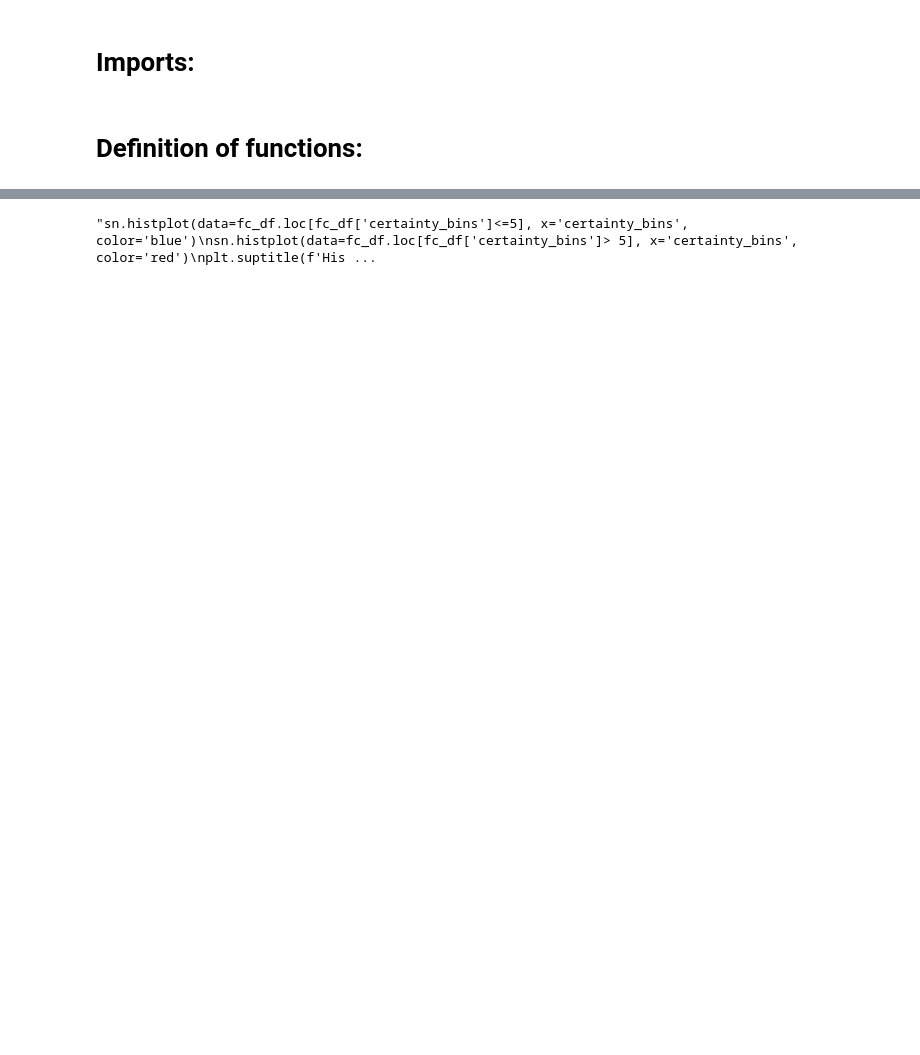
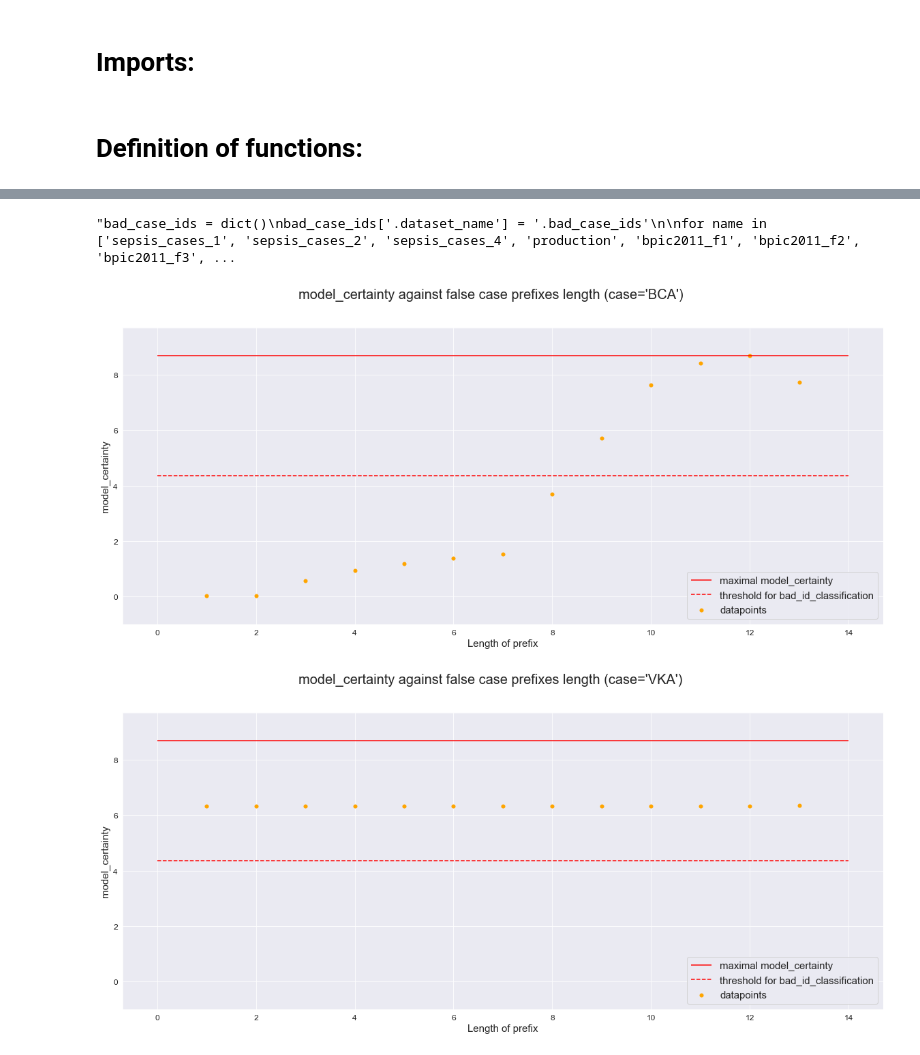
Before and after one commit to lucky-luke-98/PPM_Seminar, a Jupyter notebook: further_analysis.ipynb, the cells around one changed output, grey strips where cells are left out. Saved outputs shown, nothing was run; the diff lists cells and outputs as text; code cells hidden in the pictures; blank space fills up the shorter version.

Commit message:
finished the analysis in python.. I changed the get_bad_ids function and created another function that visualizes the certainty of the complete caseid in dependence of the prefix length

```diff
--- a/further_analysis.ipynb
+++ b/further_analysis.ipynb
@@ -92,10 +92,13 @@ def binning_of_ids(df_targets, bins_numb=10):
     false_class_df = false_class_df.assign(certainty_bins = pd.cut(false_class_df['model_certainty'], bins, labels=range(1,bins_numb+1)))
     return false_class_df, max
 # %%
-# from the previous binning we can check which cases were bad (certainty_bins > 5). Let's check them...
-def get_bad_case_ids(df_targets, dataset_name):
+# from the previous binning we can check which cases were bad (certainty_bins > level). Let's check the case_ids (from event log) and the dataset_ids (in csv-file) and create a dict for them
+def get_bad_ids(false_class_df, dataset_name, badness_level=5):
 
     len_df = pd.read_csv(f'dataset/{dataset_name}/len_test{dataset_name}.csv')
-    indices =  df_targets.loc[df_targets['certainty_bins']>5].index.tolist()
-    case_ids = list(set(len_df.loc[indices, 'CaseID'].unique().astype(str)))
-    return case_ids
+    bad_dataset_indices =  false_class_df.loc[false_class_df['certainty_bins']>badness_level].index.tolist()
+    false_len_df = len_df.loc[bad_dataset_indices]
+    index_relations = dict()
+    for case in false_len_df.CaseID.unique().tolist():
+        index_relations[case] = false_len_df.loc[false_len_df['CaseID'] == case].index.tolist()
+    return index_relations
@@ -103,0 +105,21 @@ def get_bad_case_ids(df_targets, dataset_name):
+# %%
+def are_bad_ids_prefixes(df_targets, index_relations, max_model_certainty, dataset_name):
+
+    len_df = pd.read_csv(f'dataset/{dataset_name}/len_test{dataset_name}.csv')
+    df_dict = dict()
+    for case in list(index_relations.keys()):
+        all_indices = len_df.loc[len_df['CaseID'] == case].index.tolist()
+        df_interim = df_targets.loc[all_indices]
+        df_interim = df_interim.assign(Len = len_df.loc[all_indices, 'Len'])
+
+        plt.hlines(max_model_certainty, color='r', xmin=0, xmax=df_interim.Len.max()+1, label='maximal model_certainty')
+        plt.hlines(0.5*max_model_certainty, color='r', xmin=0, xmax=df_interim.Len.max()+1, linestyles='dashed', label='threshold for bad_id_classification')
+        sn.scatterplot(data=df_interim, x='Len', y='model_certainty', color='orange', linewidth=0, markers=30, label='datapoints')
+        plt.legend(fontsize=15, loc='lower right')
+        plt.suptitle(f'model_certainty against false case prefixes length (case=\'{case}\')', fontsize=20)
+        plt.xlabel('Length of prefix', fontsize=15)
+        plt.ylabel('model_certainty', fontsize=15)
+        plt.ylim(-1,max_model_certainty+1)
+        plt.tick_params(labelsize=12)
+        #plt.savefig(f'results/further_analysis/results/further_analysis/certainty_case_detail/model_certainty_{dataset_name}_{case}.png')
+        plt.show()
@@ -104,8 +136,10 @@ def get_bad_case_ids(df_targets, dataset_name):
 # %%
-bad_case_ids = dict()
-bad_case_ids['__dataset_name'] = '__bad_case_ids'
+'''bad_case_ids = dict()
+bad_case_ids['.dataset_name'] = '.bad_case_ids'
 
-for name in ['sepsis_cases_2', 'production', 'bpic2011_f3']:
+for name in ['sepsis_cases_1', 'sepsis_cases_2', 'sepsis_cases_4', 'production', 'bpic2011_f1', 'bpic2011_f2', 'bpic2011_f3', 'bpic2011_f4', 'bpic2012_accepted', 'bpic2012_declined', 'bpic2012_cancelled']:
     _, df_targ = creation_and_prediction(name, determine_columns_sel(name))
     fc_df, max = binning_of_ids(df_targ)
-    bad_case_ids[name] = get_bad_case_ids(fc_df, name)
+    bad_case_ids[name] = get_bad_ids(fc_df, name)'''
+# %% [output]
+"bad_case_ids = dict()\nbad_case_ids['.dataset_name'] = '.bad_case_ids'\n\nfor name in ['sepsis_cases_1', 'sepsis_cases_2', 'sepsis_cases_4', 'production', 'bpic2011_f1', 'bpic2011_f2', 'bpic2011_f3', ...
@@ -115,11 +146,9 @@ with open("results/further_analysis/bad_case_ids.json", "w") as outfile:
-# %%
-'''sn.histplot(data=fc_df.loc[fc_df['certainty_bins']<=5], x='certainty_bins', color='blue')
-sn.histplot(data=fc_df.loc[fc_df['certainty_bins']> 5], x='certainty_bins', color='red')
-plt.suptitle(f'Histogram of model_certainty for false classifications in \'{name}\'-dataset (max_model_certainty = {max:.2f})', fontsize=20)
-plt.xlabel('certainty_bins', fontsize=15)
-plt.ylabel('Count', fontsize=15)
-plt.tick_params(labelsize=12)
-#plt.savefig('results/further_analysis/'+name+'_hist-certainty-false_class.png')
-plt.show()'''
-# %% [output]
-"sn.histplot(data=fc_df.loc[fc_df['certainty_bins']<=5], x='certainty_bins', color='blue')\nsn.histplot(data=fc_df.loc[fc_df['certainty_bins']> 5], x='certainty_bins', color='red')\nplt.suptitle(f'His ...
+# %%
+name = 'sepsis_cases_2'
+_, df_targ = creation_and_prediction(name, determine_columns_sel(name))
+fc_df, max = binning_of_ids(df_targ)
+index_rel = get_bad_ids(fc_df, name)
+are_bad_ids_prefixes(df_targ, index_rel, max, name)
+# %% [output]
+[figure, added]
+[figure, added]
```
Also changed, not shown: parts of 7 cells of this notebook, 36 other files.
